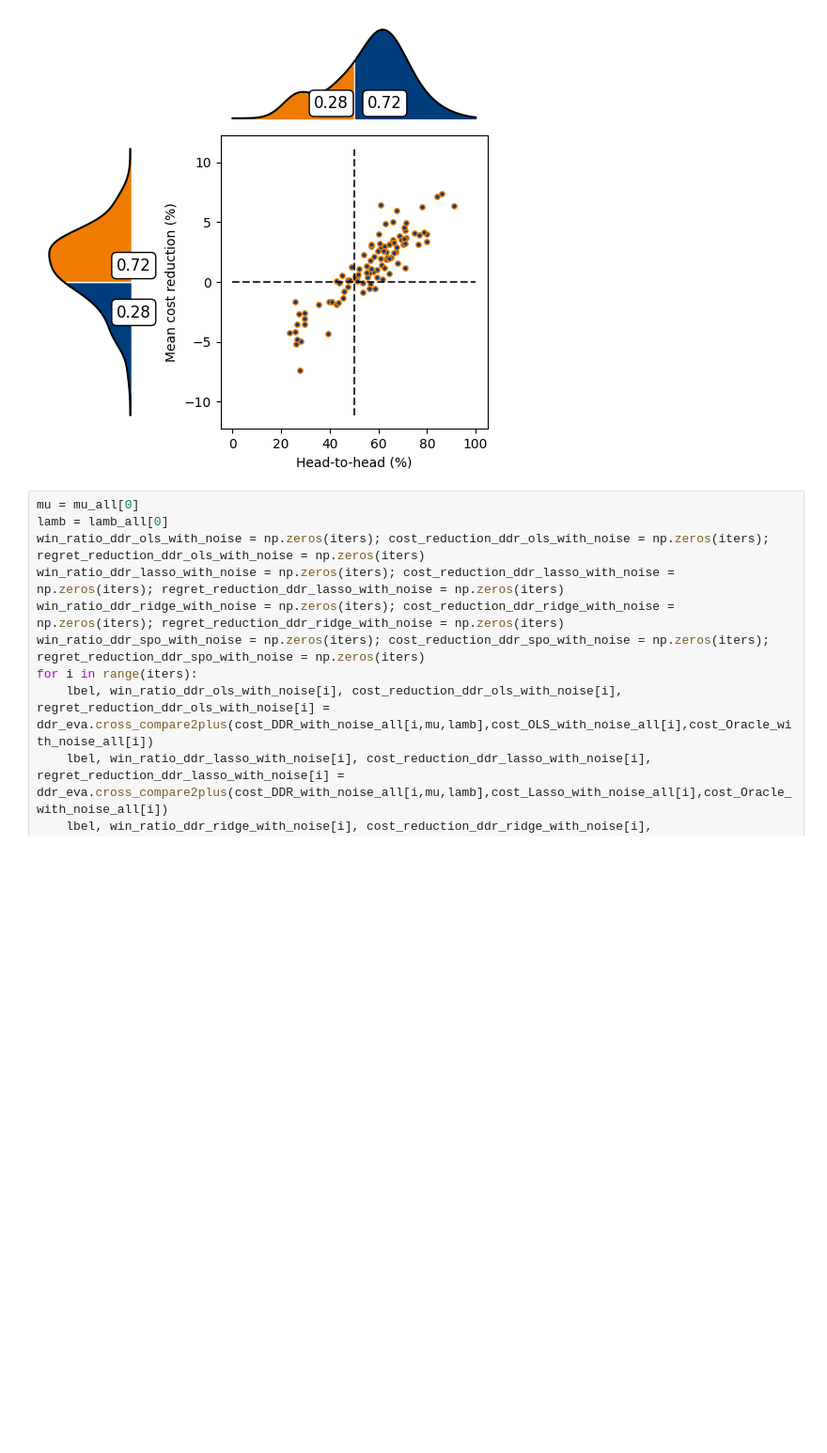
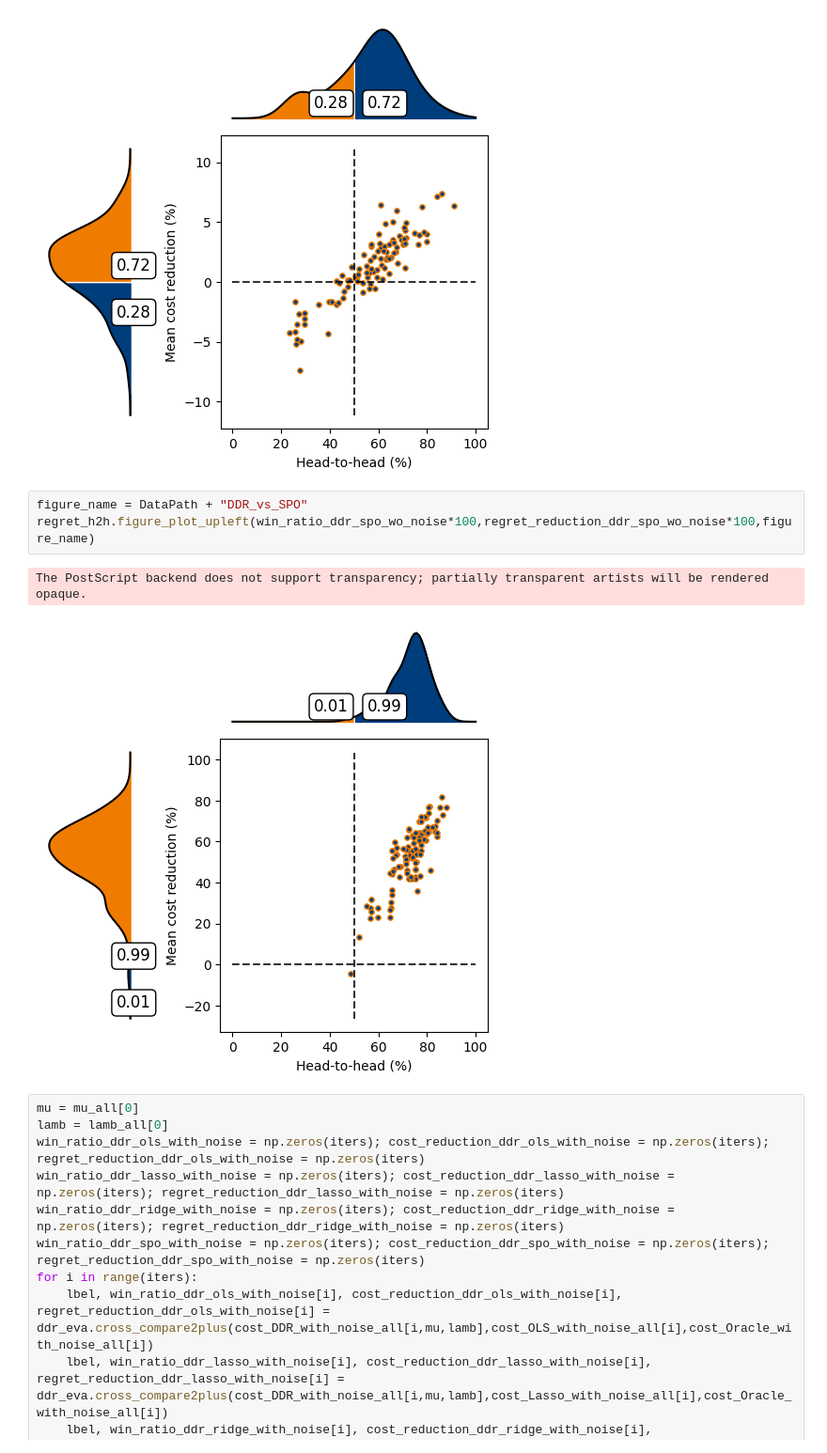
Before and after one commit to xunzhang-sjtu/Decision_Driven_Regularization, a Jupyter notebook: DDR_Reproduce/Baseline_Comparison.ipynb, the cells around one changed output. Shown at 94% size. Drawn from its saved outputs; the diff is of its cells as text; blank space fills up the shorter version.

```diff
--- a/DDR_Reproduce/Main.ipynb
+++ b/DDR_Reproduce/Baseline_Comparison.ipynb
@@ -326,6 +326,12 @@ regret_h2h.figure_plot_upleft(win_ratio_ddr_ols_wo_noise*100,regret_reduction_dd
 # %% [output]
 The PostScript backend does not support transparency; partially transparent artists will be rendered opaque.
 [figure]
+# %%
+figure_name = DataPath + "DDR_vs_SPO"
+regret_h2h.figure_plot_upleft(win_ratio_ddr_spo_wo_noise*100,regret_reduction_ddr_spo_wo_noise*100,figure_name)
+# %% [output]
+The PostScript backend does not support transparency; partially transparent artists will be rendered opaque.
+[figure, added]
 # %%
 mu = mu_all[0]
 lamb = lamb_all[0]
```
Also changed, not shown: parts of 1 cell of this notebook, 2 other files.
